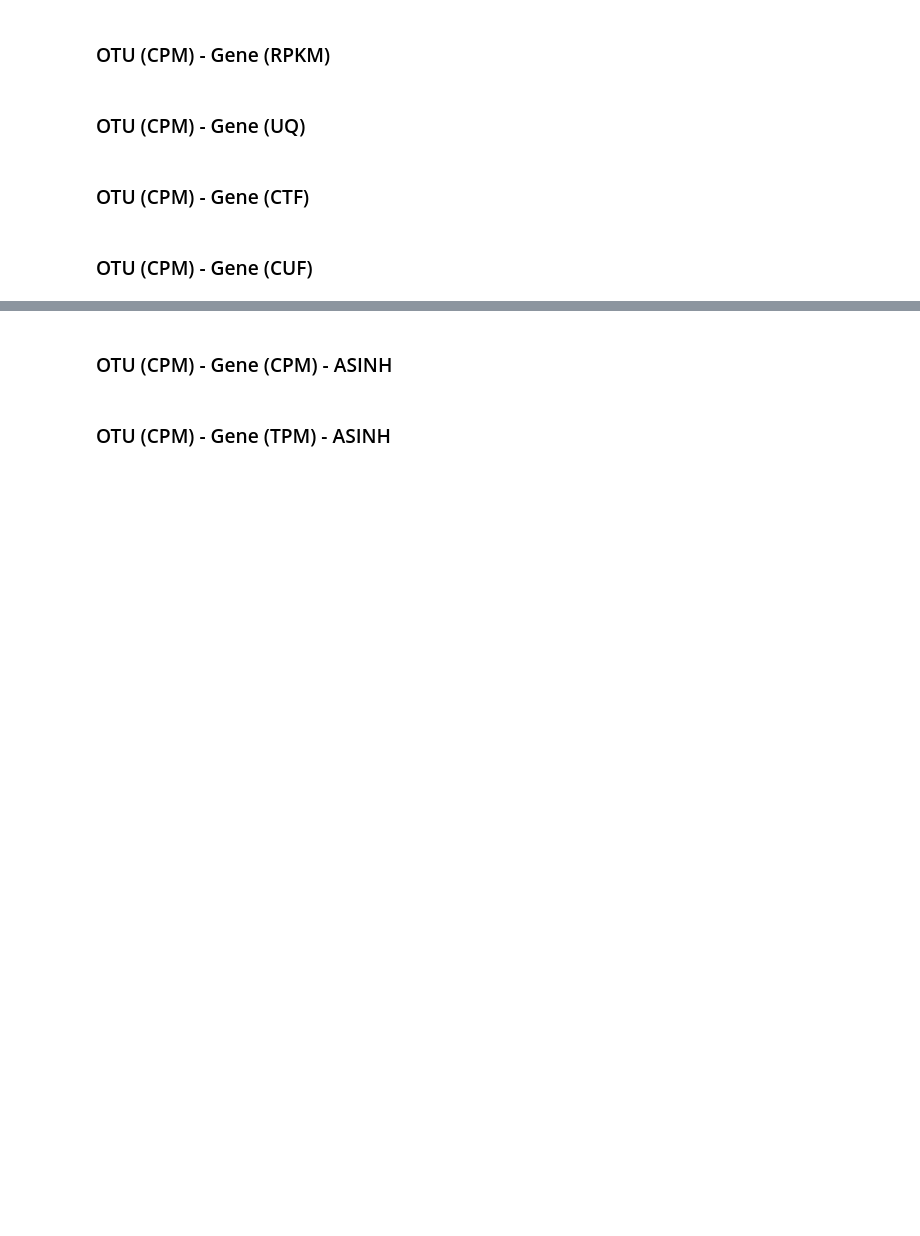
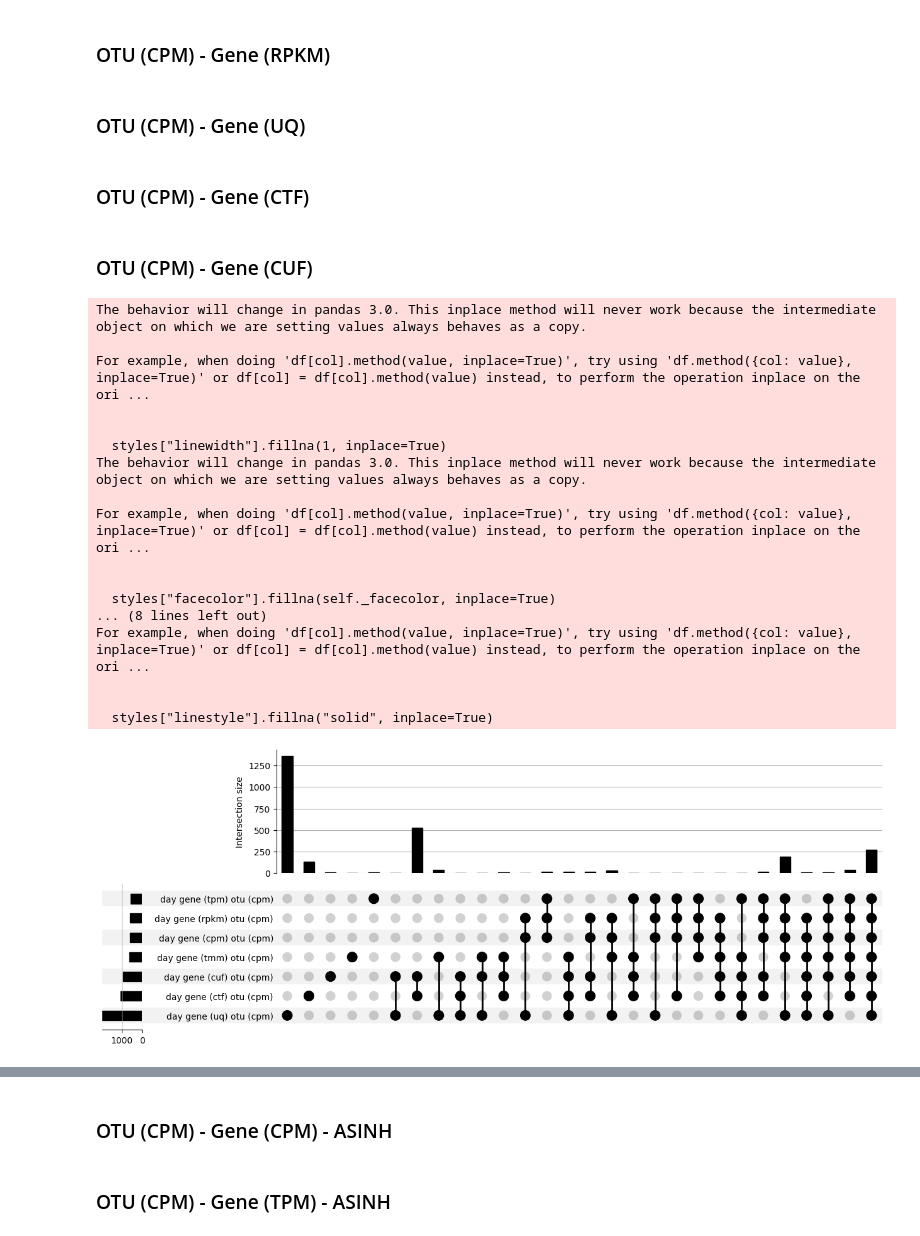
Before and after one commit to SantosRAC/maize_microbiome_transcriptomics, a Jupyter notebook: correlations_rnaseq_metataxonomics/correlations_rnaseq_otus.ipynb, the cells around one changed output, grey strips where cells are left out. Drawn from its saved outputs; the diff is of its cells as text; code cells hidden in the pictures; blank space fills up the shorter version.

Commit message:
Analyzing groups of correlated pairs (day and night vs microbiome)

```diff
--- a/correlations_rnaseq_metataxonomics/correlations_rnaseq_otus.ipynb
+++ b/correlations_rnaseq_metataxonomics/correlations_rnaseq_otus.ipynb
@@ -32 +34,4 @@ Genes to keep in night: 13630
+# %%
+kremling_expression_v5_day_rpkm_filtered = kremling_expression_v5_day_rpkm[(kremling_expression_v5_day_rpkm > 1).sum(axis=1) >= (kremling_expression_v5_day_rpkm.shape[1] * 0.8)]
+kremling_expression_v5_night_rpkm_filtered = kremling_expression_v5_night_rpkm[(kremling_expression_v5_night_rpkm > 1).sum(axis=1) >= (kremling_expression_v5_night_rpkm.shape[1] * 0.8)]
 # %% [markdown]
@@ -239,2 +509,29 @@ print(len(set(pairs_night_genecpm_otucpm).intersection(pairs_night_genetpm_otucp
 # %% [markdown]
 ### OTU (CPM) - Gene (CUF)
+# %%
+concat_df_night = pd.concat([kremling_expression_v5_night_cuf_filtered_cv_filtered, otu_table_merged_night_cpm_filtered_cv_filtered], axis=0)
+concat_df_day = pd.concat([kremling_expression_v5_day_cuf_filtered_cv_filtered, otu_table_merged_day_cpm_filtered_cv_filtered], axis=0)
+
+concatenated_transposed_day = concat_df_day.transpose()
+concatenated_transposed_night = concat_df_night.transpose()
+
+cor_values_day = cor_full(concatenated_transposed_day)
+cor_values_night = cor_full(concatenated_transposed_night)
+
+true_positions_day = np.where(cor_values_day > 0.6)
+shape_row_day = kremling_expression_v5_day_cuf_filtered_cv_filtered.shape[0]
+true_positions_night = np.where(cor_values_night > 0.6)
+shape_row_night = kremling_expression_v5_night_cuf_filtered_cv_filtered.shape[0]
+
+pairs_day_genecuf_otucpm = []
+pairs_night_genecuf_otucpm = []
+
+for i in range(len(true_positions_day[0])):
+    if (true_positions_day[1][i] > (shape_row_day - 1)) and (true_positions_day[0][i] < shape_row_day):
+        pairs_day_genecuf_otucpm.append((str(cor_values_day.columns[true_positions_day[1][i]]),
+              str(cor_values_day.index[true_positions_day[0][i]])))
+
+for i in range(len(true_positions_night[0])):
+    if (true_positions_night[1][i] > (shape_row_night - 1)) and (true_positions_night[0][i] < shape_row_night):
+        pairs_night_genecuf_otucpm.append((str(cor_values_night.columns[true_positions_night[1][i]]),
+              str(cor_values_night.index[true_positions_night[0][i]])))
@@ -240,0 +542,33 @@ print(len(set(pairs_night_genecpm_otucpm).intersection(pairs_night_genetpm_otucp
+# %%
+correlations_day = from_contents(
+    {"day gene (cpm) otu (cpm)": pairs_day_genecpm_otucpm,
+    "day gene (tpm) otu (cpm)": pairs_day_genetpm_otucpm,
+    "day gene (tmm) otu (cpm)": pairs_day_genetmm_otucpm,
+    "day gene (rpkm) otu (cpm)": pairs_day_generpkm_otucpm,
+    "day gene (uq) otu (cpm)": pairs_day_geneuq_otucpm,
+    "day gene (ctf) otu (cpm)": pairs_day_genectf_otucpm,
+    "day gene (cuf) otu (cpm)": pairs_day_genecuf_otucpm}
+)
+
+from upsetplot import UpSet
+
+ax_dict = UpSet(correlations_day, subset_size="count").plot()
+# %% [output]
+The behavior will change in pandas 3.0. This inplace method will never work because the intermediate object on which we are setting values always behaves as a copy.
+
+For example, when doing 'df[col].method(value, inplace=True)', try using 'df.method({col: value}, inplace=True)' or df[col] = df[col].method(value) instead, to perform the operation inplace on the ori ...
+
+
+  styles["linewidth"].fillna(1, inplace=True)
+The behavior will change in pandas 3.0. This inplace method will never work because the intermediate object on which we are setting values always behaves as a copy.
+
+For example, when doing 'df[col].method(value, inplace=True)', try using 'df.method({col: value}, inplace=True)' or df[col] = df[col].method(value) instead, to perform the operation inplace on the ori ...
+
+
+  styles["facecolor"].fillna(self._facecolor, inplace=True)
+... (8 lines left out)
+For example, when doing 'df[col].method(value, inplace=True)', try using 'df.method({col: value}, inplace=True)' or df[col] = df[col].method(value) instead, to perform the operation inplace on the ori ...
+
+
+  styles["linestyle"].fillna("solid", inplace=True)
+[figure, added]
```
Also changed, not shown: parts of 55 cells of this notebook, 1 other file.
